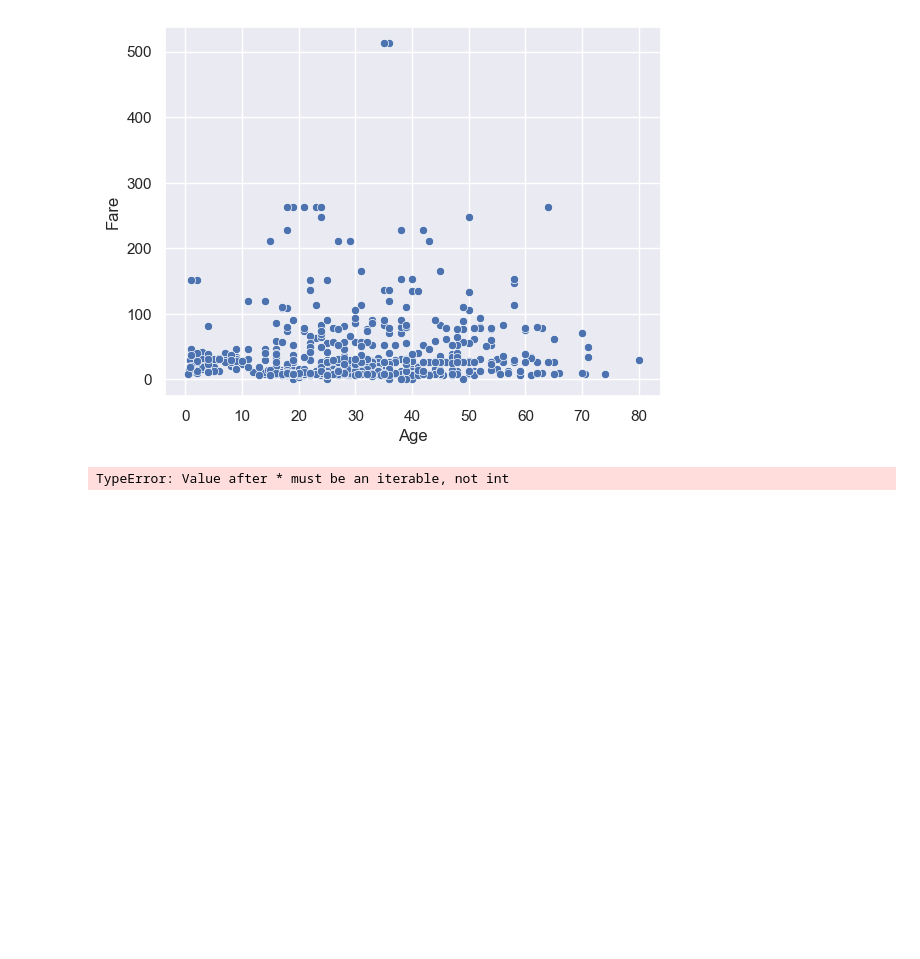
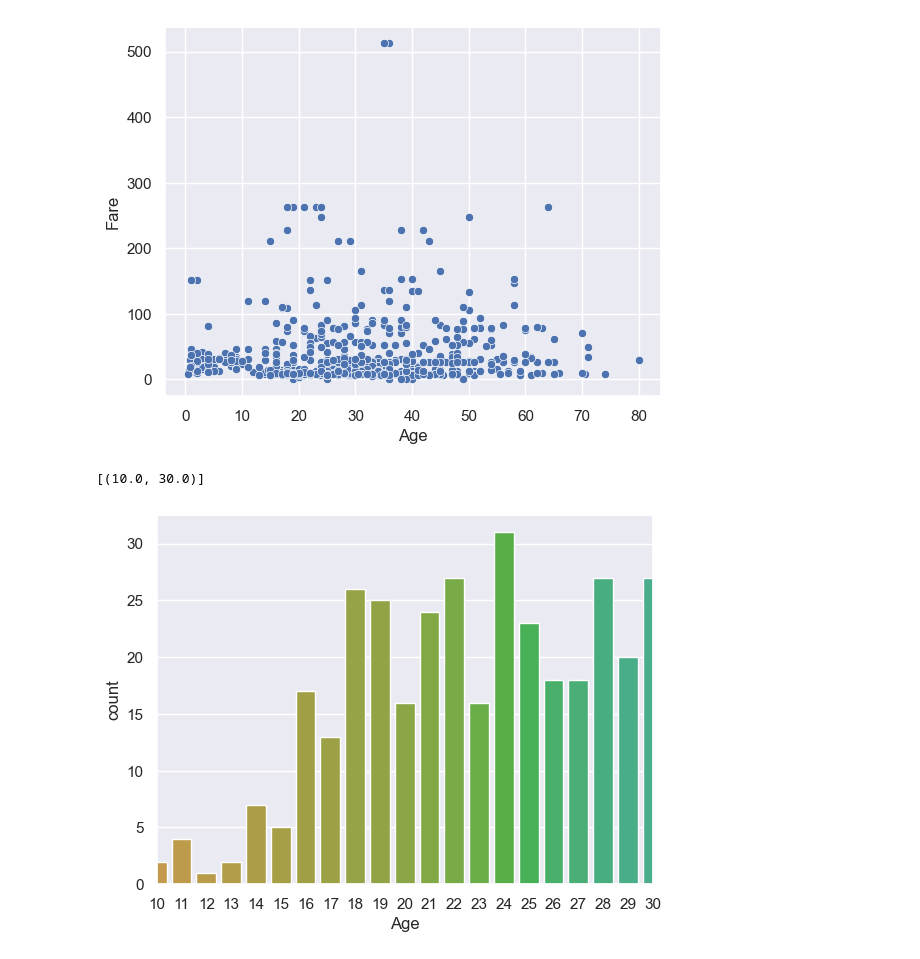
Before and after one commit to saad1931/Data_Analysis_using_Python, a Jupyter notebook: Module4.ipynb, the cells around one changed output. Drawn from its saved outputs; the diff is of its cells as text; code cells hidden in the pictures; blank space fills up the shorter version.

```diff
--- a/Module4.ipynb
+++ b/Module4.ipynb
@@ -155,7 +155,7 @@ sns.scatterplot(data=data ,x='Age',y='Fare')
 <AxesSubplot:xlabel='Age', ylabel='Fare'>
 [figure]
 # %%
-plt.figure(figsize=(66))
 sns.countplot(data['Age'].dropna().astype(int)).set(xlim=(10,30))
 # %% [output]
-TypeError: Value after * must be an iterable, not int
+[(10.0, 30.0)]
+[figure, added]
```
Also changed, not shown: parts of 26 cells of this notebook.
